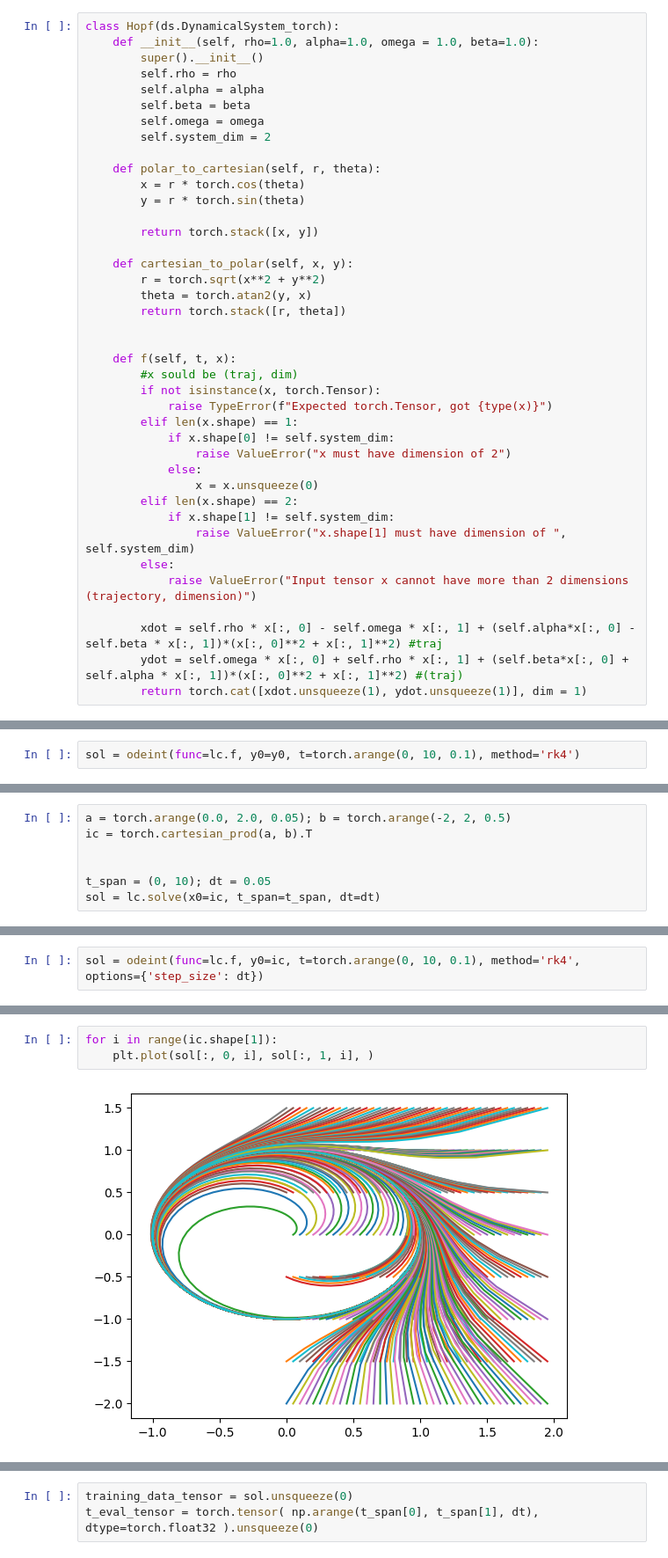
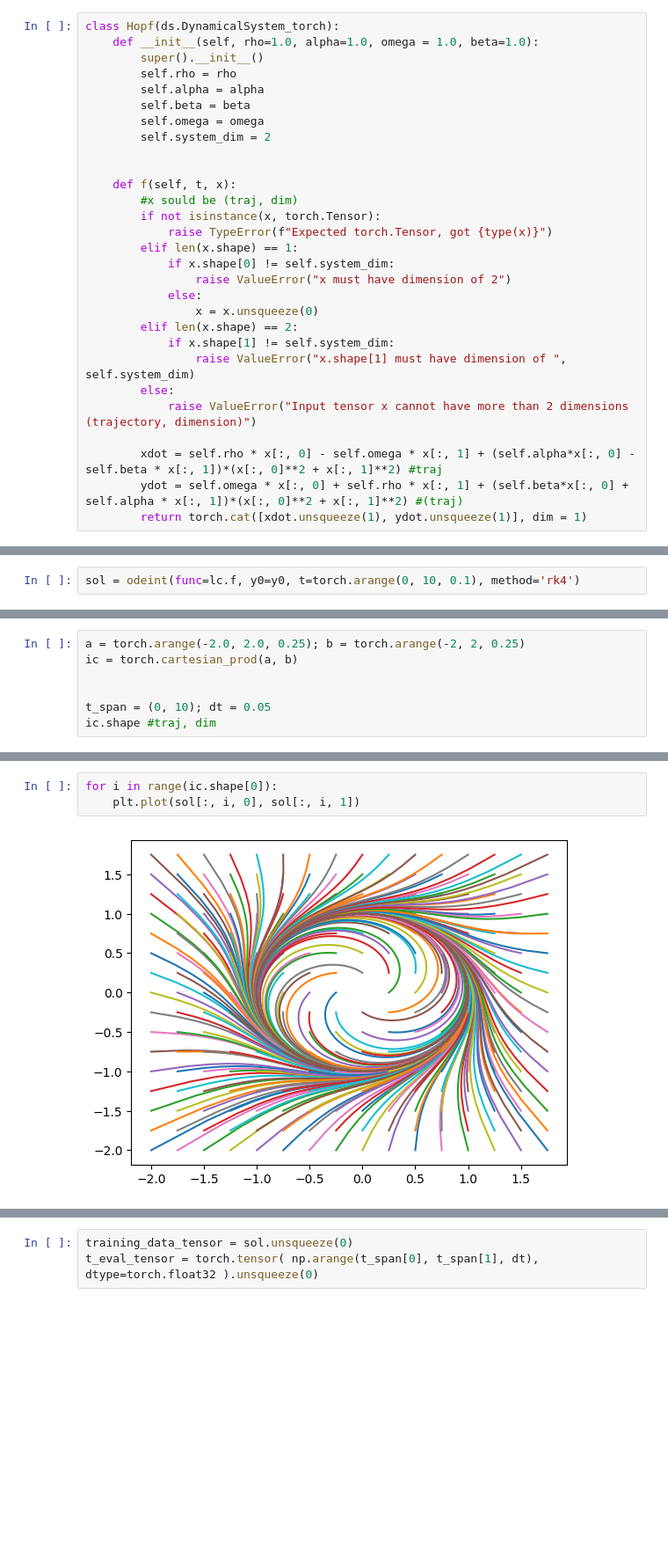
Before and after one commit to JPROSS18/JackRoss-PhD-Notes, a Jupyter notebook: NODE_Dynamic_Bifurcation_Parameter/DyBif_NODE_v2.ipynb, the cells around one changed output, grey strips where cells are left out. Shown at 88% size. Drawn from its saved outputs; the diff is of its cells as text; blank space fills up the shorter version.

```diff
--- a/NODE_Dynamic_Bifurcation_Parameter/DyBif_NODE_v2.ipynb
+++ b/NODE_Dynamic_Bifurcation_Parameter/DyBif_NODE_v2.ipynb
@@ -49,17 +49,6 @@ class Hopf(ds.DynamicalSystem_torch):
         self.beta = beta
         self.omega = omega
         self.system_dim = 2
-
-    def polar_to_cartesian(self, r, theta):
-        x = r * torch.cos(theta)
-        y = r * torch.sin(theta)
-
-        return torch.stack([x, y])
-
-    def cartesian_to_polar(self, x, y):
-        r = torch.sqrt(x**2 + y**2)
-        theta = torch.atan2(y, x)
-        return torch.stack([r, theta])
 
 
     def f(self, t, x):
@@ -102,7 +91,7 @@ ValueError: only one element tensors can be converted to Python scalars
 # %%
-a = torch.arange(0.0, 2.0, 0.05); b = torch.arange(-2, 2, 0.5)
-ic = torch.cartesian_prod(a, b).T
+a = torch.arange(-2.0, 2.0, 0.25); b = torch.arange(-2, 2, 0.25)
+ic = torch.cartesian_prod(a, b)
 
 
 t_span = (0, 10); dt = 0.05
-sol = lc.solve(x0=ic, t_span=t_span, dt=dt)
+ic.shape #traj, dim
@@ -113,2 +101,0 @@ torch.Size([200, 2, 320])
-# %%
-sol = odeint(func=lc.f, y0=ic, t=torch.arange(0, 10, 0.1), method='rk4', options={'step_size': dt})
@@ -123,5 +102,5 @@ torch.Size([100, 2, 320])
 # %%
-for i in range(ic.shape[1]):
-    plt.plot(sol[:, 0, i], sol[:, 1, i], )
+for i in range(ic.shape[0]):
+    plt.plot(sol[:, i, 0], sol[:, i, 1])
 # %% [output]
-[figure, old version]
+[figure, new version]
```
Also changed, not shown: parts of 26 cells of this notebook, 1 other file.
